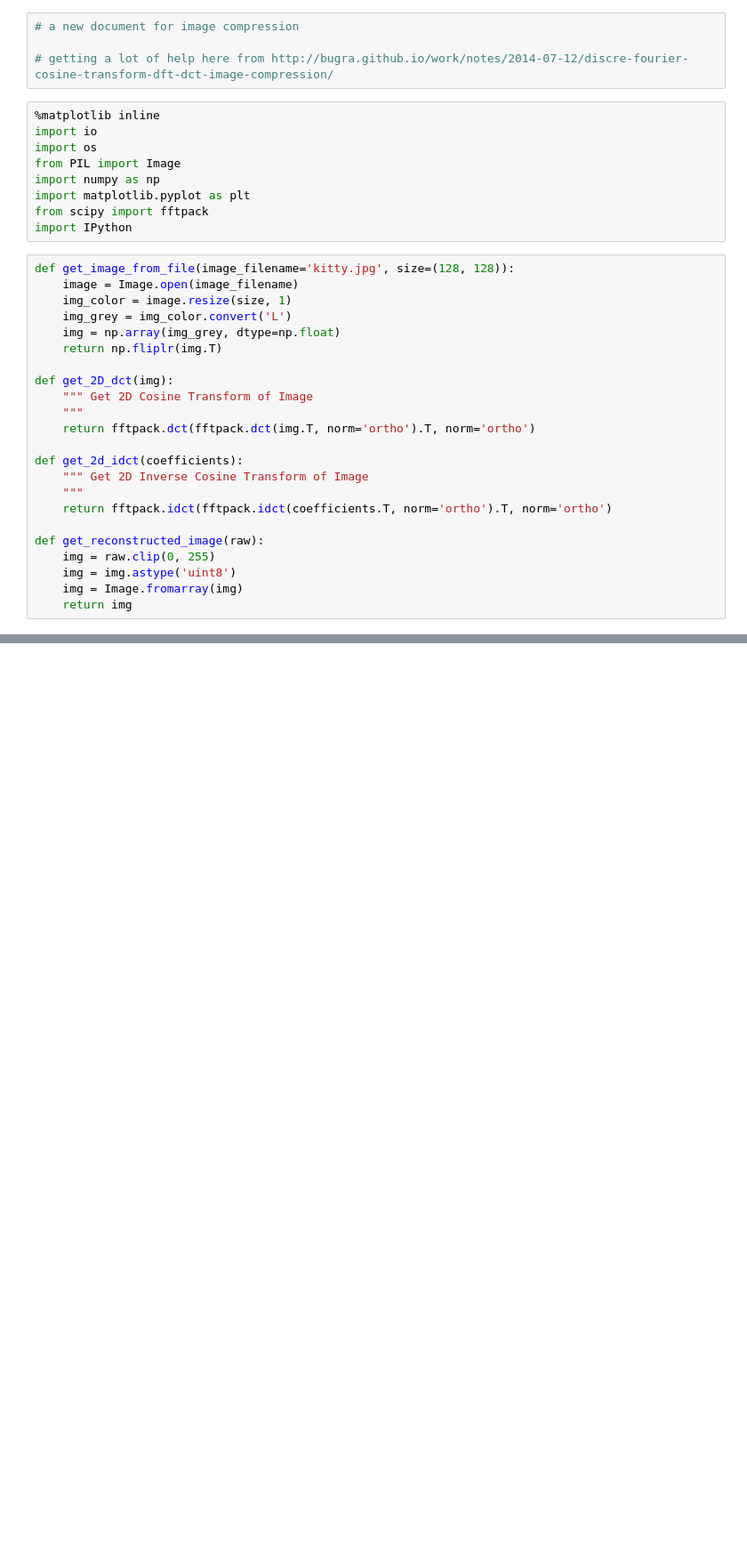
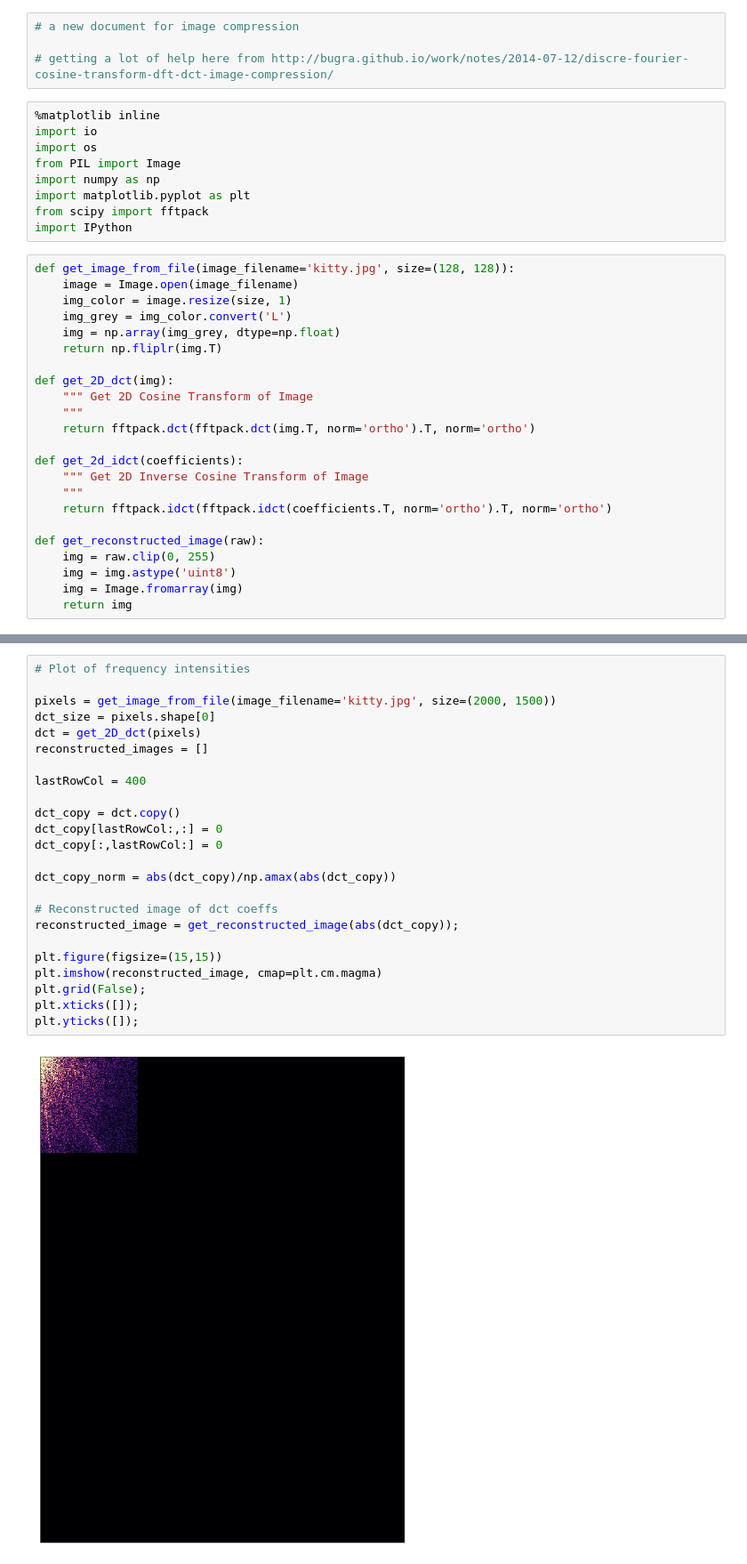
Before and after one commit to bradleypmartin/LinearAlgebraGeekout190405, a Jupyter notebook: Image compression.ipynb, the cells around one changed output, grey strips where cells are left out. Shown at 89% size. Saved outputs shown, nothing was run; the diff lists cells and outputs as text; blank space fills up the shorter version.

Commit message:
added frequency 'chop' illustration

```diff
--- a/Image compression.ipynb
+++ b/Image compression.ipynb
@@ -102,0 +87,26 @@ plt.yticks([]);
+# %%
+# Plot of frequency intensities
+
+pixels = get_image_from_file(image_filename='kitty.jpg', size=(2000, 1500))
+dct_size = pixels.shape[0]
+dct = get_2D_dct(pixels)
+reconstructed_images = []
+
+lastRowCol = 400
+
+dct_copy = dct.copy()
+dct_copy[lastRowCol:,:] = 0
+dct_copy[:,lastRowCol:] = 0
+
+dct_copy_norm = abs(dct_copy)/np.amax(abs(dct_copy))
+
+# Reconstructed image of dct coeffs
+reconstructed_image = get_reconstructed_image(abs(dct_copy));
+
+plt.figure(figsize=(15,15))
+plt.imshow(reconstructed_image, cmap=plt.cm.magma)
+plt.grid(False);
+plt.xticks([]);
+plt.yticks([]);
+# %% [output]
+[figure, added]
```
Also changed, not shown: parts of 5 cells of this notebook.
